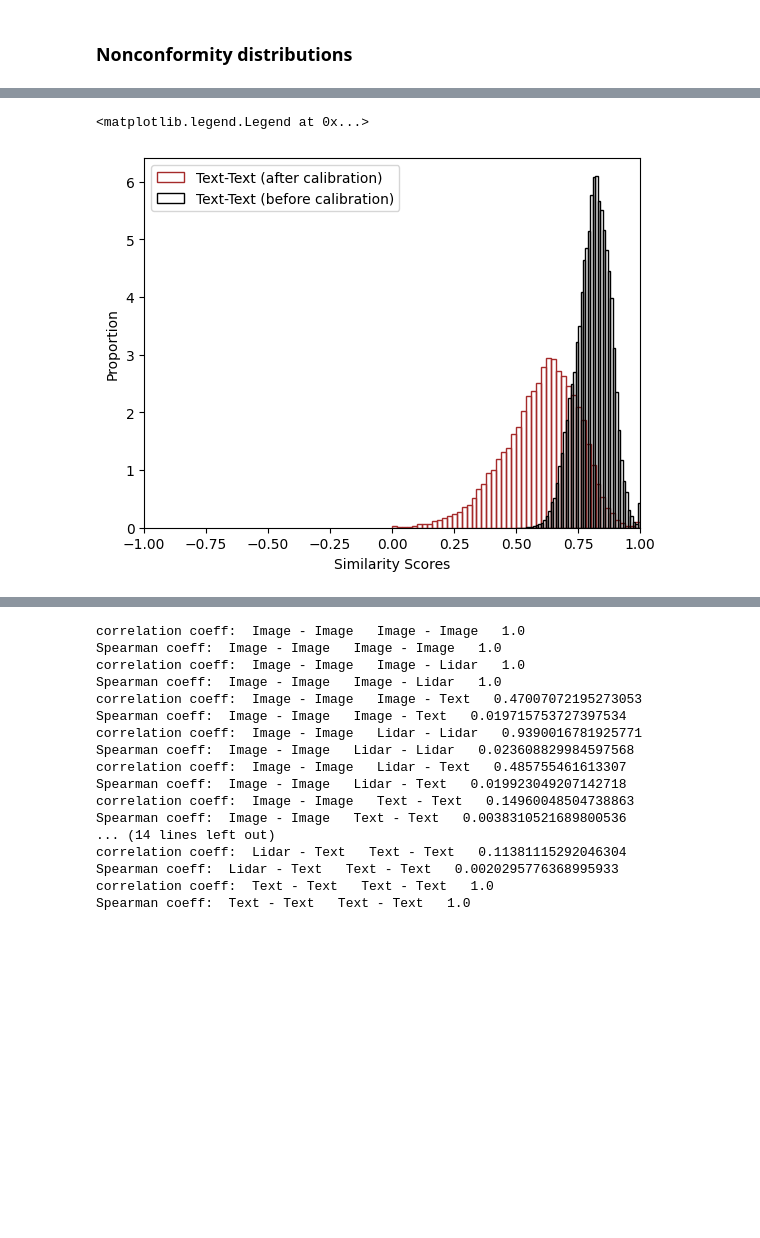
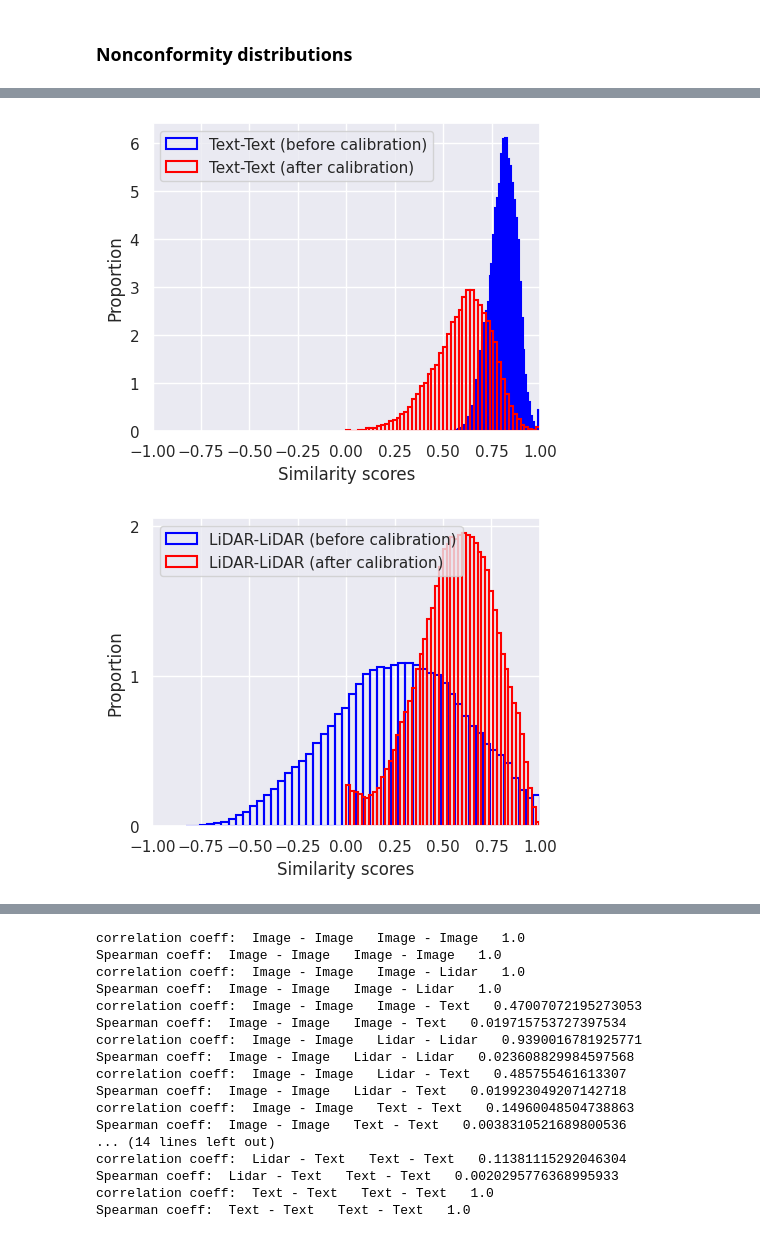
Before and after one commit to UTAustin-SwarmLab/Multi-modal-Data-Alignment, a Jupyter notebook: mmda/plot_nonconformity.ipynb, the cells around one changed output, grey strips where cells are left out. Saved outputs shown, nothing was run; the diff lists cells and outputs as text; code cells hidden in the pictures; blank space fills up the shorter version.

```diff
--- a/mmda/plot_nonconformity.ipynb
+++ b/mmda/plot_nonconformity.ipynb
@@ -175,15 +180,31 @@ plt.show()
-# %%
-scores_22, _ = get_calibration_scores_1st_stage(data, TEXT, TEXT, skip_same=True)
-plt.hist(scores_22, bins=50, fill=None, edgecolor="brown", density=True, label = "Text-Text (after calibration)")
-scores_22, _ = get_scores_and_gt(data, TEXT, TEXT)
-plt.hist(scores_22, bins=50, fill=None, edgecolor="black", density=True, label = "Text-Text (before calibration)")
-plt.xlabel("Similarity Scores")
-plt.ylabel("Proportion")
-plt.xlim(-1, 1)
-plt.legend()
-# %% [output]
-<matplotlib.legend.Legend at 0x...>
-[figure, removed]
+# %%
+plt.figure(figsize=(5, 4))
+scores_22, _ = get_scores_and_gt(data, TEXT, TEXT)
+plt.hist(scores_22, bins=50, fill=None, edgecolor="blue", linewidth=1.5, density=True, label = "Text-Text (before calibration)")
+scores_22, _ = get_calibration_scores_1st_stage(data, TEXT, TEXT, skip_same=True)
+plt.hist(scores_22, bins=50, fill=None, edgecolor="red", linewidth=1.5, density=True, label = "Text-Text (after calibration)")
+plt.xlabel("Similarity scores")
+plt.ylabel("Proportion")
+plt.xlim(-1, 1)
+plt.legend()
+plt.savefig(plot_path / "text_text_distribution.pdf", dpi=300, bbox_inches='tight')
+plt.show()
+
+plt.figure(figsize=(5, 4))
+scores_33, _ = get_scores_and_gt(data, LIDAR, LIDAR)
+plt.hist(scores_33, bins=50, fill=None, edgecolor="blue", linewidth=1.5, density=True, label = "LiDAR-LiDAR (before calibration)")
+scores_33, _ = get_calibration_scores_1st_stage(data, LIDAR, LIDAR, skip_same=True)
+plt.hist(scores_33, bins=50, fill=None, edgecolor="red", linewidth=1.5, density=True, label = "LiDAR-LiDAR (after calibration)")
+plt.xlabel("Similarity scores")
+plt.ylabel("Proportion")
+plt.xlim(-1, 1)
+plt.yticks(np.arange(0, 2.1, 1.0))
+plt.legend()
+plt.savefig(plot_path / "lidar_lidar_distribution.pdf", dpi=300, bbox_inches='tight')
+plt.show()
+# %% [output]
+[figure, added]
+[figure, added]
 # %%
 scores_33, _ = get_calibration_scores_1st_stage(data, IMAGE, TEXT, skip_same=True)
 plt.hist(scores_33, bins=50, fill=None, edgecolor="red", density=True, label="Image-Text")
```
Also changed, not shown: parts of 4 cells of this notebook, 4 other files.
